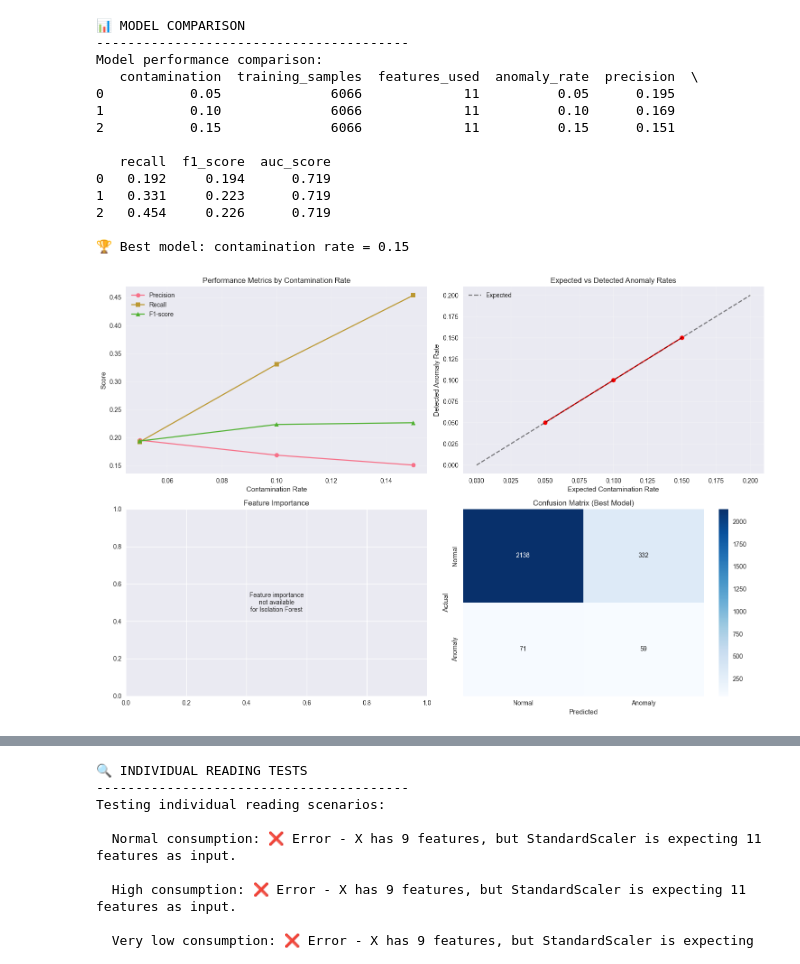
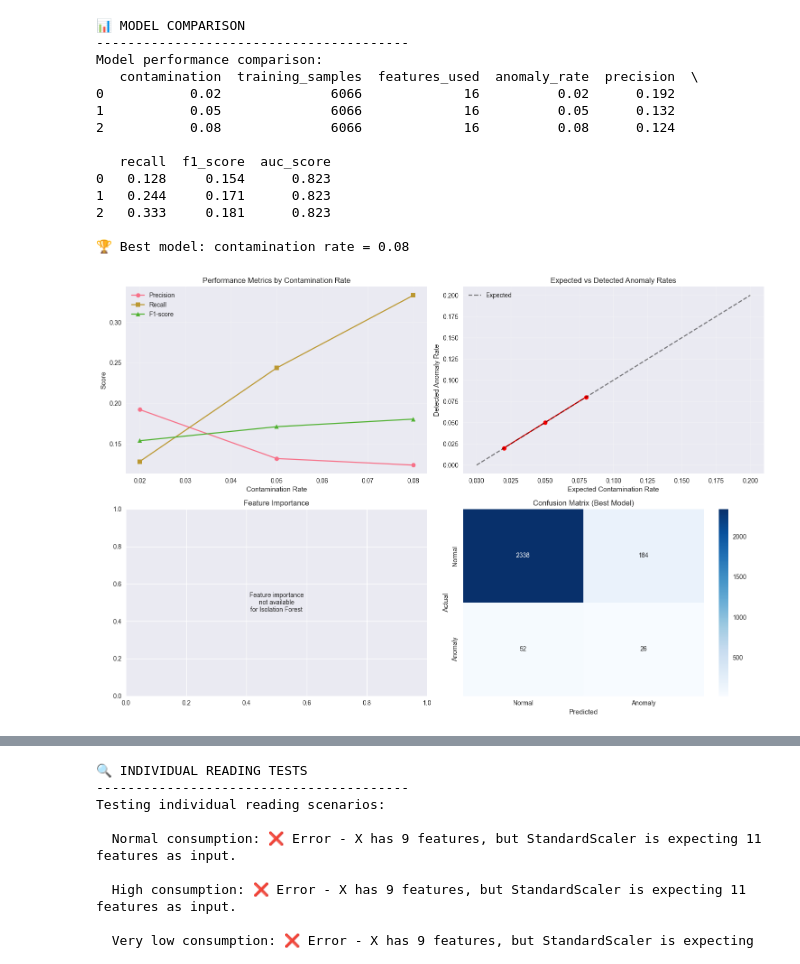
Before and after one commit to lapillaga/junta-analytics, a Jupyter notebook: notebooks/03_anomaly_detection_training.ipynb, the cells around one changed output, grey strips where cells are left out. Drawn from its saved outputs; the diff is of its cells as text; code cells hidden in the pictures.

```diff
--- a/notebooks/03_anomaly_detection_training.ipynb
+++ b/notebooks/03_anomaly_detection_training.ipynb
@@ -236,18 +235,33 @@ INFO:matplotlib.category:Using categorical units to plot a list of strings that
 # %%
-#4. Initialize Anomaly Detection Models
+# 4. Inicialización de los modelos de detección de anomalías
 
-print(f"\n🤖 MODEL INITIALIZATION")
+print("\n🤖 INICIALIZACIÓN DE MODELOS")
 print("-" * 40)
 
-# Initialize MLflow
-model_manager = ModelManager(config.MLFLOW_TRACKING_URI, config.MLFLOW_EXPERIMENT_NAME)
+mlflow.set_tracking_uri("../mlflow_runs")
 
-# Initialize anomaly detector with different contamination rates
-contamination_rates = [0.05, 0.10, 0.15]
+# Crear o usar experimento existente
+try:
+    experiment = mlflow.get_experiment_by_name(config.MLFLOW_EXPERIMENT_NAME)
+    if experiment is None:
+        experiment_id = mlflow.create_experiment(config.MLFLOW_EXPERIMENT_NAME)
+        print(f"✅ Creado nuevo experimento MLflow: {config.MLFLOW_EXPERIMENT_NAME}")
+    else:
+        experiment_id = experiment.experiment_id
+        print(f"✅ Usando experimento MLflow existente: {config.MLFLOW_EXPERIMENT_NAME}")
+
+    mlflow.set_experiment(config.MLFLOW_EXPERIMENT_NAME)
+
+except Exception as e:
+    print(f"⚠️  Error configurando MLflow: {e}")
+    print("   Continuando sin MLflow...")
+
+# Crear detectores con diferentes tasas de contaminación
+contamination_rates = [0.02, 0.05, 0.08]
 detectors = {}
 
 for contamination in contamination_rates:
     detector = AnomalyDetector(contamination=contamination, random_state=42)
     detectors[contamination] = detector
-    print(f"✅ Initialized detector with contamination rate: {contamination}")
+    print(f"✅ Detector inicializado con tasa de contaminación: {contamination}")
 # %% [output]
@@ -352,10 +498,10 @@ INFO:ml_models.anomaly_detector:Training completed. Detected 910 anomalies (15.0
 print(f"\n📊 MODEL COMPARISON")
 print("-" * 40)
 
-if training_results:
+if resultados_entrenamiento:
     # Create comparison dataframe
     comparison_data = []
-    for contamination, results in training_results.items():
+    for contamination, results in resultados_entrenamiento.items():
         comparison_data.append({
             'contamination': contamination,
             'training_samples': results['training_samples'],
@@ -417,43 +563,43 @@ if training_results:
         axes[1, 0].set_title('Feature Importance (Best Model)')
         axes[1, 0].set_xticks(range(len(importances)))
         axes[1, 0].set_xticklabels([feature_names[i] for i in sorted_idx], rotation=45, ha='right')
     else:
         axes[1, 0].text(0.5, 0.5, 'Feature importance\nnot available\nfor Isolation Forest',
                        ha='center', va='center', transform=axes[1, 0].transAxes)
         axes[1, 0].set_title('Feature Importance')
 
     # Confusion matrix for best model
-    if 'confusion_matrix' in training_results[best_contamination]:
-        cm = np.array(training_results[best_contamination]['confusion_matrix'])
+    if 'confusion_matrix' in resultados_entrenamiento[best_contamination]:
+        cm = np.array(resultados_entrenamiento[best_contamination]['confusion_matrix'])
         sns.heatmap(cm, annot=True, fmt='d', cmap='Blues', ax=axes[1, 1])
         axes[1, 1].set_xlabel('Predicted')
         axes[1, 1].set_ylabel('Actual')
         axes[1, 1].set_title(f'Confusion Matrix (Best Model)')
         axes[1, 1].set_xticklabels(['Normal', 'Anomaly'])
         axes[1, 1].set_yticklabels(['Normal', 'Anomaly'])
     else:
         axes[1, 1].text(0.5, 0.5, 'Confusion matrix\nnot available',
                        ha='center', va='center', transform=axes[1, 1].transAxes)
         axes[1, 1].set_title('Confusion Matrix')
 
     plt.tight_layout()
     plt.show()
 # %% [output]
 📊 MODEL COMPARISON
 ----------------------------------------
 Model performance comparison:
    contamination  training_samples  features_used  anomaly_rate  precision  \
-0           0.05              6066             11          0.05      0.195
-1           0.10              6066             11          0.10      0.169
-2           0.15              6066             11          0.15      0.151
+0           0.02              6066             16          0.02      0.192
+1           0.05              6066             16          0.05      0.132
+2           0.08              6066             16          0.08      0.124
 
    recall  f1_score  auc_score
-0   0.192     0.194      0.719
-1   0.331     0.223      0.719
-2   0.454     0.226      0.719
+0   0.128     0.154      0.823
+1   0.244     0.171      0.823
+2   0.333     0.181      0.823
 
-🏆 Best model: contamination rate = 0.15
+🏆 Best model: contamination rate = 0.08
-[figure, old version]
+[figure, new version]
 # %%
 #7. Real-World Testing
 
```
Also changed, not shown: parts of 8 cells of this notebook, 11 other files.
